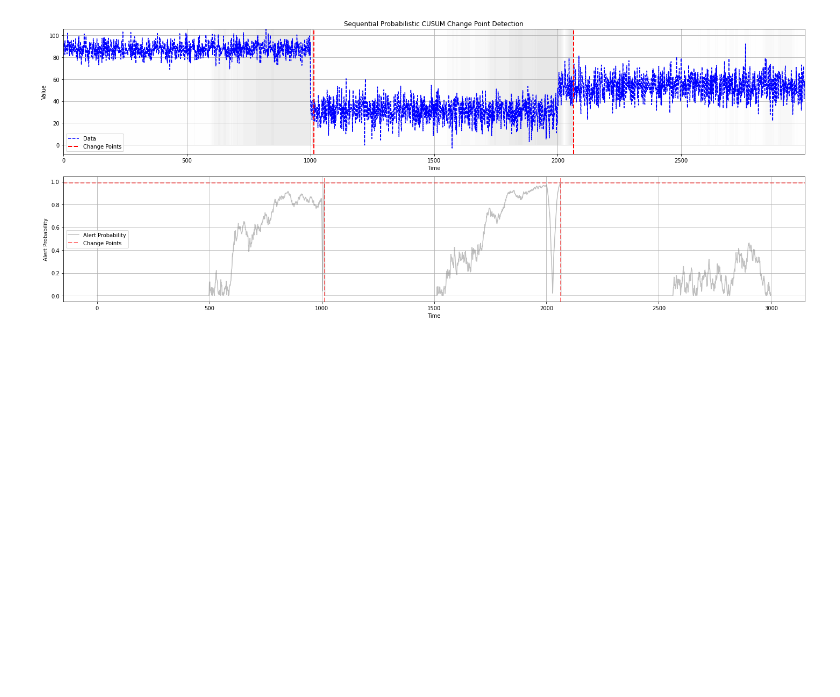
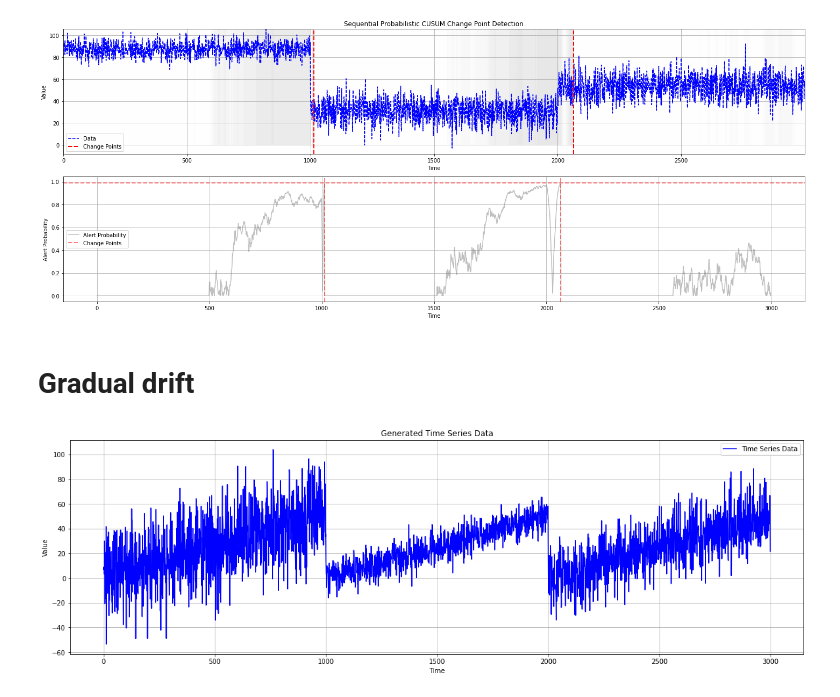
Before and after one commit to giobbu/CUSUM, a Jupyter notebook: example.ipynb, the cells around one changed output. Saved outputs shown, nothing was run; the diff lists cells and outputs as text; code cells hidden in the pictures; blank space fills up the shorter version.

```diff
--- a/example.ipynb
+++ b/example.ipynb
@@ -29,3 +31,14 @@ prob_probabilities, prob_change_points = prob_detector.detect_change_points(np.a
 prob_detector.plot_change_points(generator.data, prob_change_points, prob_probabilities)
 # %% [output]
 [figure]
+# %% [markdown]
+# Gradual drift
+# %%
+# Generate time series data with change points
+generator = ChangePointGenerator(num_segments=3, segment_length=1000, change_point_type='gradual_drift')
+generator.generate_data()
+
+# Plot the generated data
+generator.plot_data()
+# %% [output]
+[figure, added]
```
Also changed, not shown: parts of 3 cells of this notebook.
